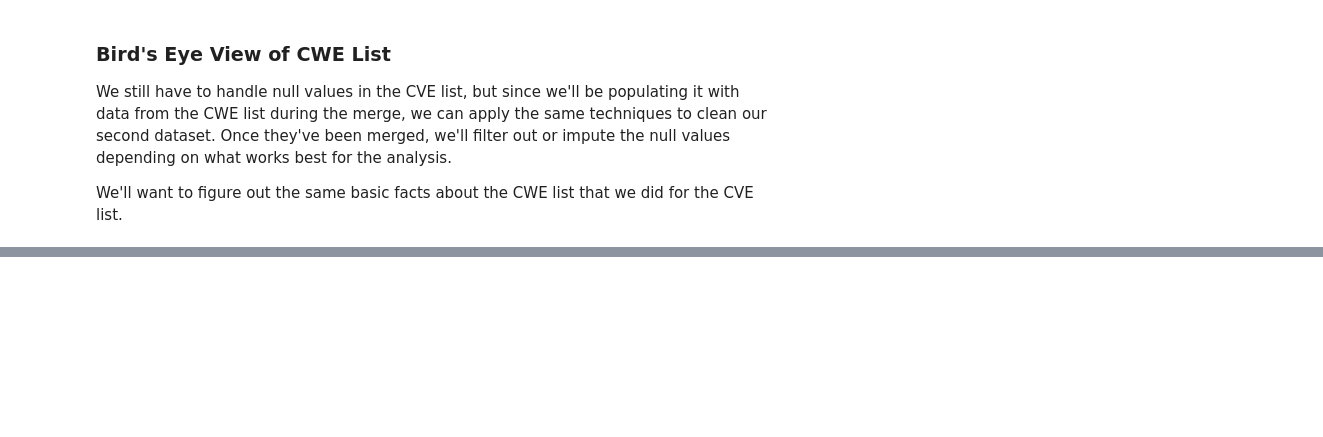
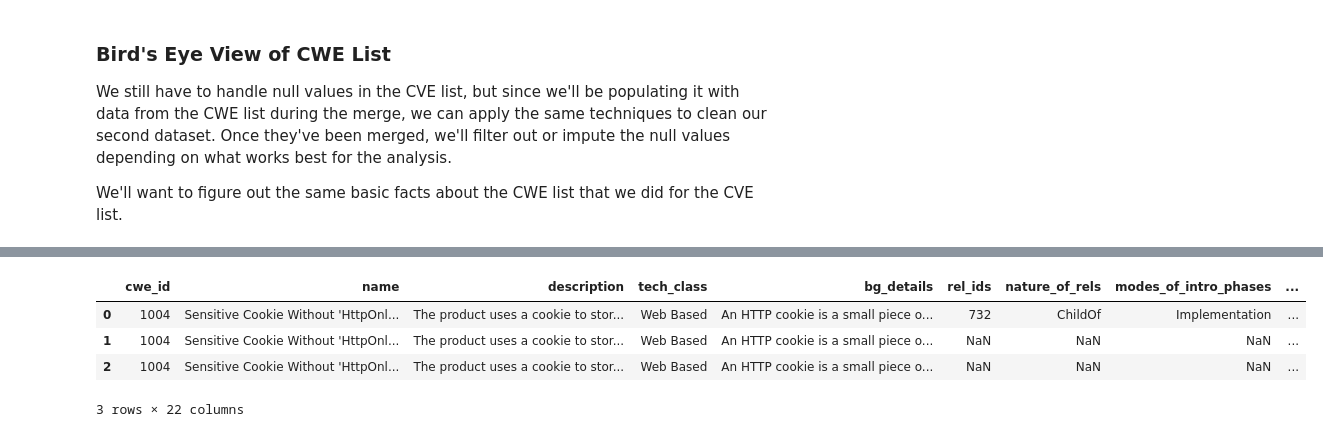
Before and after one commit to JBrocklyAnderson/practice-project, a Jupyter notebook: notebooks/APT_IoT_CVE_EDA.ipynb, the cells around one changed output, grey strips where cells are left out. Cells and saved outputs as stored; diff of their text form; code cells hidden in the pictures; blank space fills up the shorter version.

```diff
--- a/notebooks/APT_IoT_CVE_EDA.ipynb
+++ b/notebooks/APT_IoT_CVE_EDA.ipynb
@@ -575,0 +686,8 @@ cves[cves['cve_id'] == 'CVE-2017-5697']
+# %%
+cwes.head(3)
+# %% [output]
+|  | cwe_id | name | description | tech_class | bg_details | rel_ids | nature_of_rels | modes_of_intro_phases | ... |
+| 0 | 1004 | Sensitive Cookie Without 'HttpOnl... | The product uses a cookie to stor... | Web Based | An HTTP cookie is a small piece o... | 732 | ChildOf | Implementation | ... |
+| 1 | 1004 | Sensitive Cookie Without 'HttpOnl... | The product uses a cookie to stor... | Web Based | An HTTP cookie is a small piece o... | NaN | NaN | NaN | ... |
+| 2 | 1004 | Sensitive Cookie Without 'HttpOnl... | The product uses a cookie to stor... | Web Based | An HTTP cookie is a small piece o... | NaN | NaN | NaN | ... |
+3 rows × 22 columns
```
Also changed, not shown: parts of 30 cells of this notebook, 1 other file.
